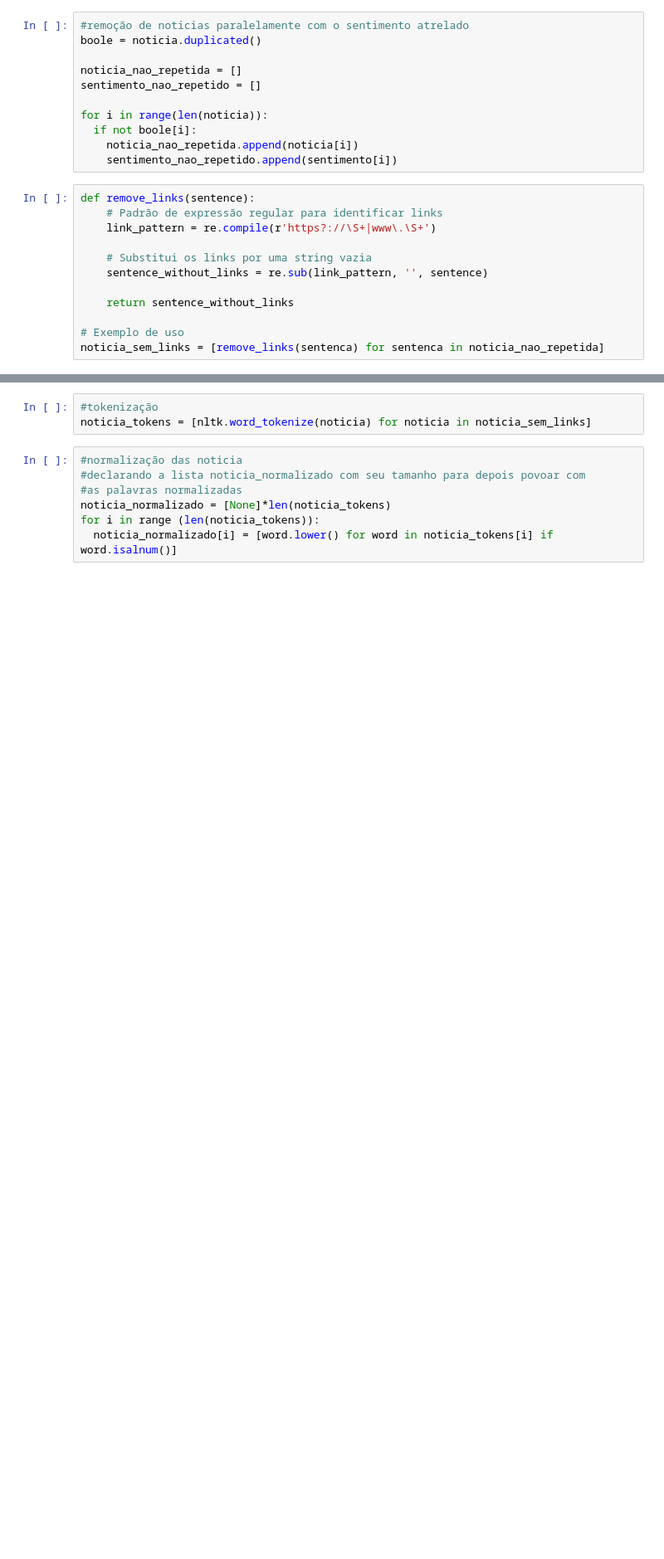
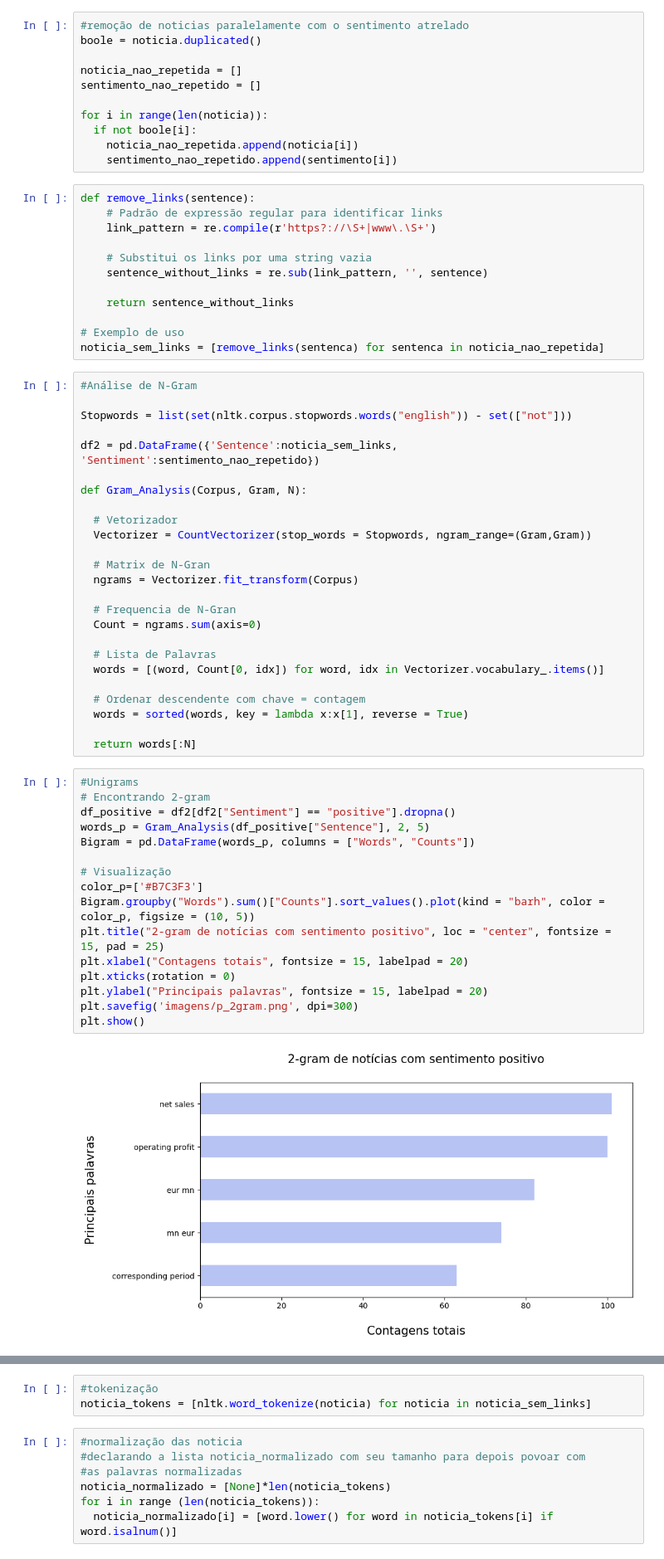
Before and after one commit to caua-braga-de-lima/news_sentiment_analyzer, a Jupyter notebook: DESAFIO2_DEMODAY.ipynb, the cells around one changed output, grey strips where cells are left out. Shown at 83% size. Saved outputs shown, nothing was run; the diff lists cells and outputs as text; blank space fills up the shorter version.

Commit message:
adicionado N-GRAN e salvando as imagens

```diff
--- a/DESAFIO2_DEMODAY.ipynb
+++ b/DESAFIO2_DEMODAY.ipynb
@@ -56,3 +58,46 @@ def remove_links(sentence):
 
 # Exemplo de uso
 noticia_sem_links = [remove_links(sentenca) for sentenca in noticia_nao_repetida]
+# %%
+#Análise de N-Gram
+
+Stopwords = list(set(nltk.corpus.stopwords.words("english")) - set(["not"]))
+
+df2 = pd.DataFrame({'Sentence':noticia_sem_links, 'Sentiment':sentimento_nao_repetido})
+
+def Gram_Analysis(Corpus, Gram, N):
+
+  # Vetorizador
+  Vectorizer = CountVectorizer(stop_words = Stopwords, ngram_range=(Gram,Gram))
+
+  # Matrix de N-Gran
+  ngrams = Vectorizer.fit_transform(Corpus)
+
+  # Frequencia de N-Gran
+  Count = ngrams.sum(axis=0)
+
+  # Lista de Palavras
+  words = [(word, Count[0, idx]) for word, idx in Vectorizer.vocabulary_.items()]
+
+  # Ordenar descendente com chave = contagem
+  words = sorted(words, key = lambda x:x[1], reverse = True)
+
+  return words[:N]
+# %%
+#Unigrams
+# Encontrando 2-gram
+df_positive = df2[df2["Sentiment"] == "positive"].dropna()
+words_p = Gram_Analysis(df_positive["Sentence"], 2, 5)
+Bigram = pd.DataFrame(words_p, columns = ["Words", "Counts"])
+
+# Visualização
+color_p=['#B7C3F3']
+Bigram.groupby("Words").sum()["Counts"].sort_values().plot(kind = "barh", color = color_p, figsize = (10, 5))
+plt.title("2-gram de notícias com sentimento positivo", loc = "center", fontsize = 15, pad = 25)
+plt.xlabel("Contagens totais", fontsize = 15, labelpad = 20)
+plt.xticks(rotation = 0)
+plt.ylabel("Principais palavras", fontsize = 15, labelpad = 20)
+plt.savefig('imagens/p_2gram.png', dpi=300)
+plt.show()
+# %% [output]
+[figure, added]
```
Also changed, not shown: parts of 6 cells of this notebook.
